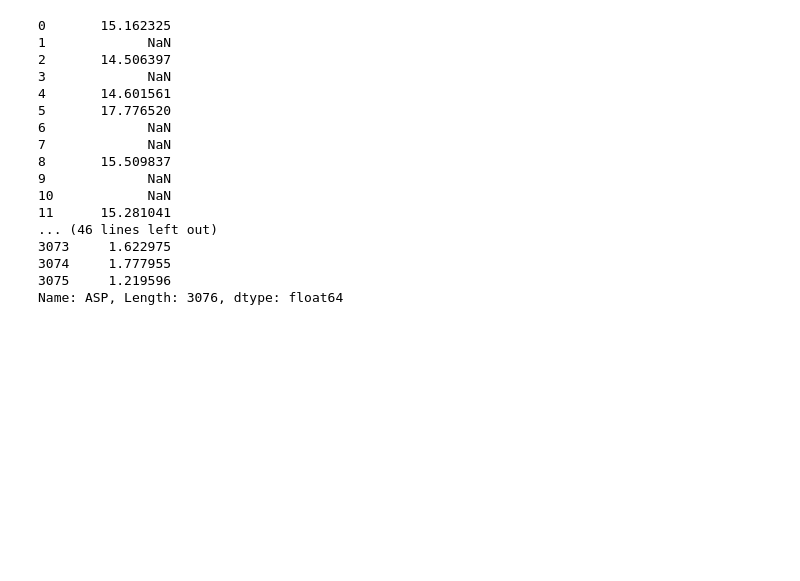
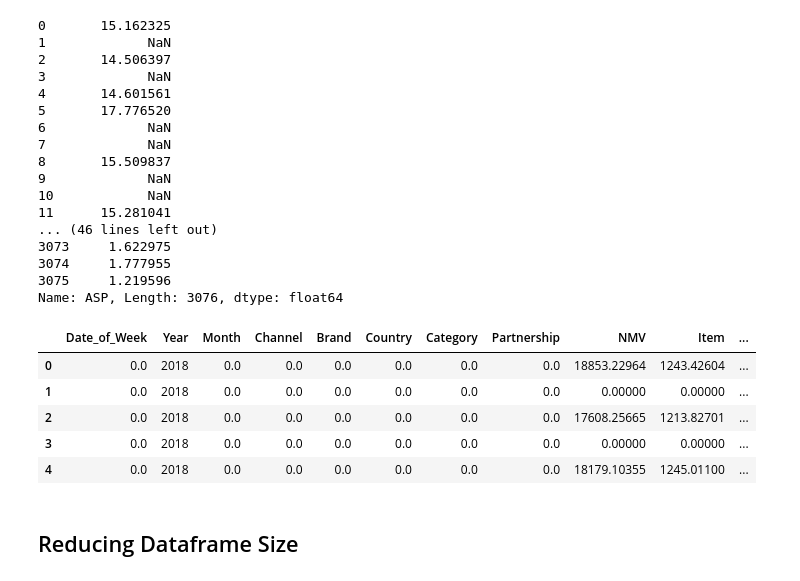
Before and after one commit to khzt2004/Python, a Jupyter notebook: Pandas_Notebook_Reference.ipynb, the cells around one changed output. Cells and saved outputs as stored; diff of their text form; code cells hidden in the pictures; blank space fills up the shorter version.

```diff
--- a/Pandas_Notebook_Reference.ipynb
+++ b/Pandas_Notebook_Reference.ipynb
@@ -278,3 +278,15 @@ pd.to_numeric(df.ASP, errors='coerce')
 3074     1.777955
 3075     1.219596
 Name: ASP, Length: 3076, dtype: float64
+# %%
+df = df.apply(pd.to_numeric, errors='coerce').fillna(0)
+df.head()
+# %% [output]
+|  | Date_of_Week | Year | Month | Channel | Brand | Country | Category | Partnership | NMV | Item | ... |
+| 0 | 0.0 | 2018 | 0.0 | 0.0 | 0.0 | 0.0 | 0.0 | 0.0 | 18853.22964 | 1243.42604 | ... |
+| 1 | 0.0 | 2018 | 0.0 | 0.0 | 0.0 | 0.0 | 0.0 | 0.0 | 0.00000 | 0.00000 | ... |
+| 2 | 0.0 | 2018 | 0.0 | 0.0 | 0.0 | 0.0 | 0.0 | 0.0 | 17608.25665 | 1213.82701 | ... |
+| 3 | 0.0 | 2018 | 0.0 | 0.0 | 0.0 | 0.0 | 0.0 | 0.0 | 0.00000 | 0.00000 | ... |
+| 4 | 0.0 | 2018 | 0.0 | 0.0 | 0.0 | 0.0 | 0.0 | 0.0 | 18179.10355 | 1245.01100 | ... |
+# %% [markdown]
+## Reducing Dataframe Size
```
Also changed, not shown: parts of 8 cells of this notebook.
